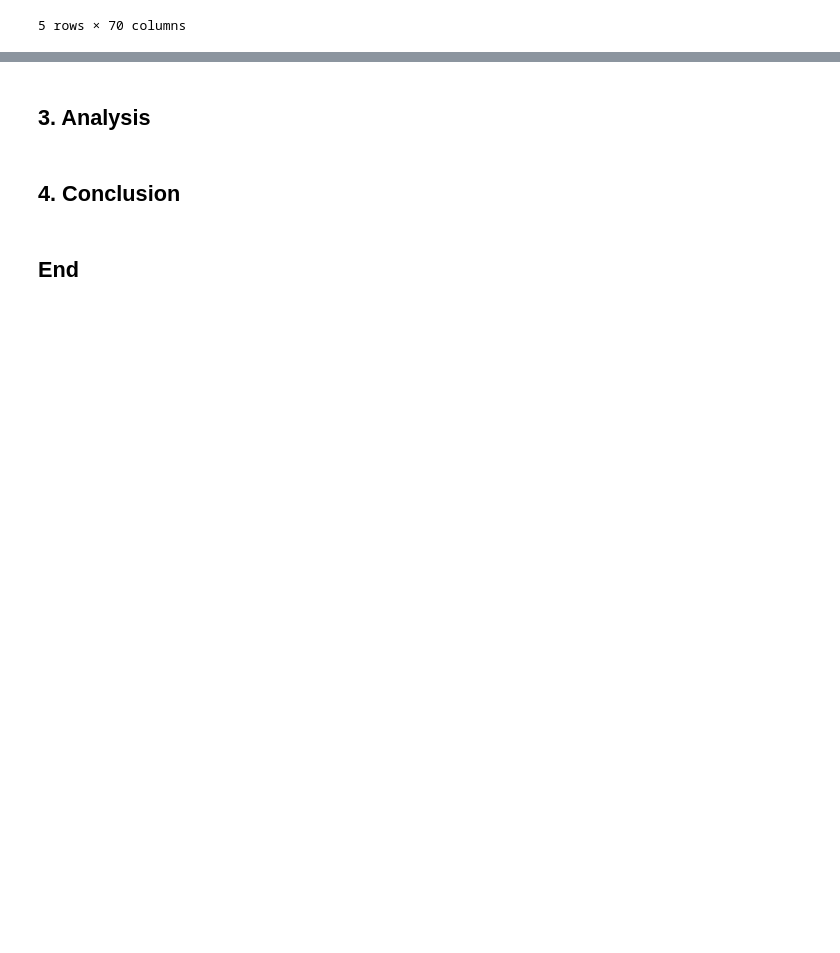
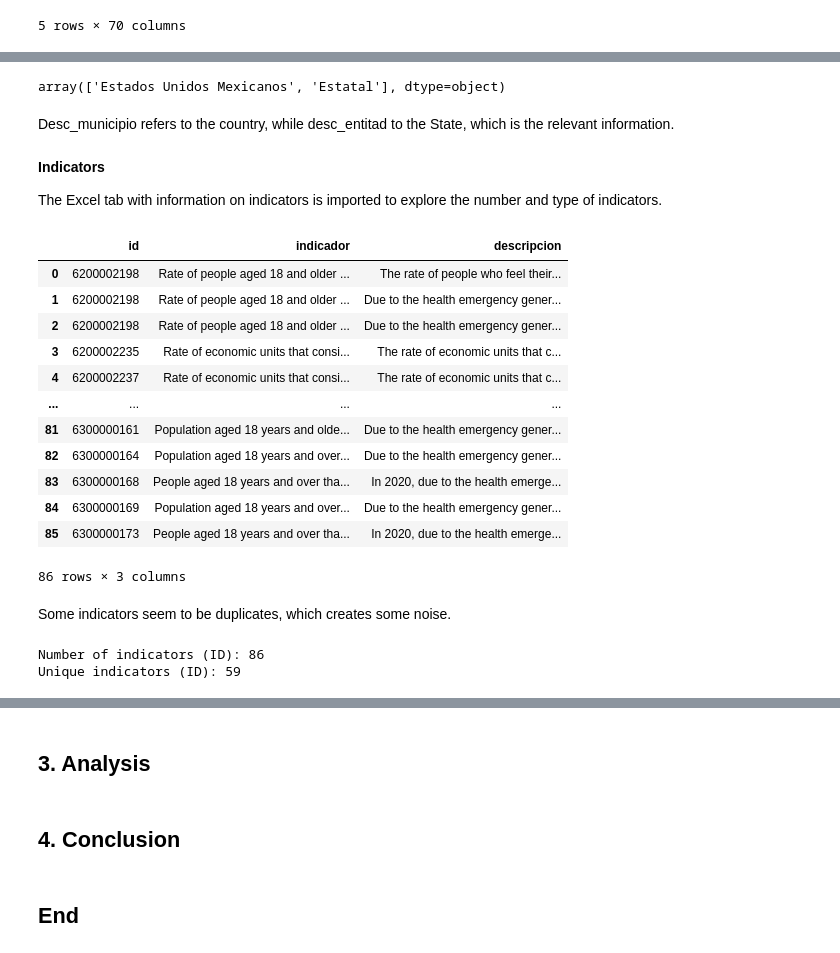
Before and after one commit to irenecelebrin/programming-for-data-analytics, a Jupyter notebook: project/project.ipynb, the cells around one changed output, grey strips where cells are left out. Cells and saved outputs as stored; diff of their text form; code cells hidden in the pictures; blank space fills up the shorter version.

```diff
--- a/project/project.ipynb
+++ b/project/project.ipynb
@@ -128,0 +186,41 @@ df.head()
+# %%
+# show unique values of 'desc_municipio'
+df['desc_municipio'].unique()
+# %% [output]
+array(['Estados Unidos Mexicanos', 'Estatal'], dtype=object)
+# %% [markdown]
+Desc_municipio refers to the country, while desc_entitad to the State, which is the relevant information.
+# %% [markdown]
+**Indicators**
+
+The Excel tab with information on indicators is imported to explore the number and type of indicators.
+# %%
+# show indicators
+indicators = pd.read_excel(filepath, sheet_name='notas', skiprows = 4)
+
+indicators
+# %% [output]
+|  | id | indicador | descripcion |
+| 0 | 6200002198 | Rate of people aged 18 and older ... | The rate of people who feel their... |
+| 1 | 6200002198 | Rate of people aged 18 and older ... | Due to the health emergency gener... |
+| 2 | 6200002198 | Rate of people aged 18 and older ... | Due to the health emergency gener... |
+| 3 | 6200002235 | Rate of economic units that consi... | The rate of economic units that c... |
+| 4 | 6200002237 | Rate of economic units that consi... | The rate of economic units that c... |
+| ... | ... | ... | ... |
+| 81 | 6300000161 | Population aged 18 years and olde... | Due to the health emergency gener... |
+| 82 | 6300000164 | Population aged 18 years and over... | Due to the health emergency gener... |
+| 83 | 6300000168 | People aged 18 years and over tha... | In 2020, due to the health emerge... |
+| 84 | 6300000169 | Population aged 18 years and over... | Due to the health emergency gener... |
+| 85 | 6300000173 | People aged 18 years and over tha... | In 2020, due to the health emerge... |
+86 rows × 3 columns
+# %% [markdown]
+Some indicators seem to be duplicates, which creates some noise.
+# %%
+# show count of indicators (by id)
+print(f'Number of indicators (ID): {len(indicators['id'])}')
+
+# show count of unique indicators (by id)
+print(f'Unique indicators (ID): {len(indicators['id'].unique())}')
+# %% [output]
+Number of indicators (ID): 86
+Unique indicators (ID): 59
```
Also changed, not shown: parts of 14 cells of this notebook.
